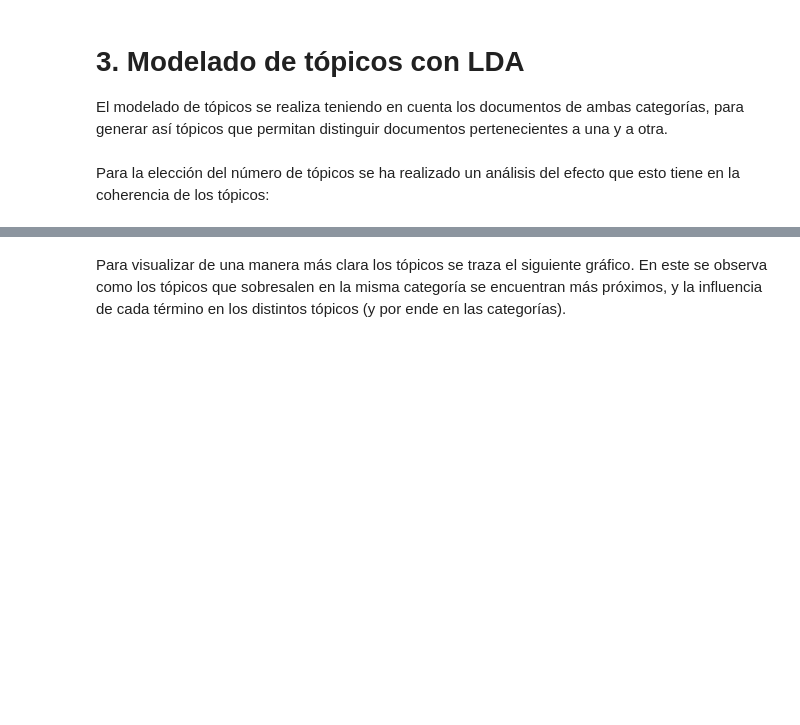
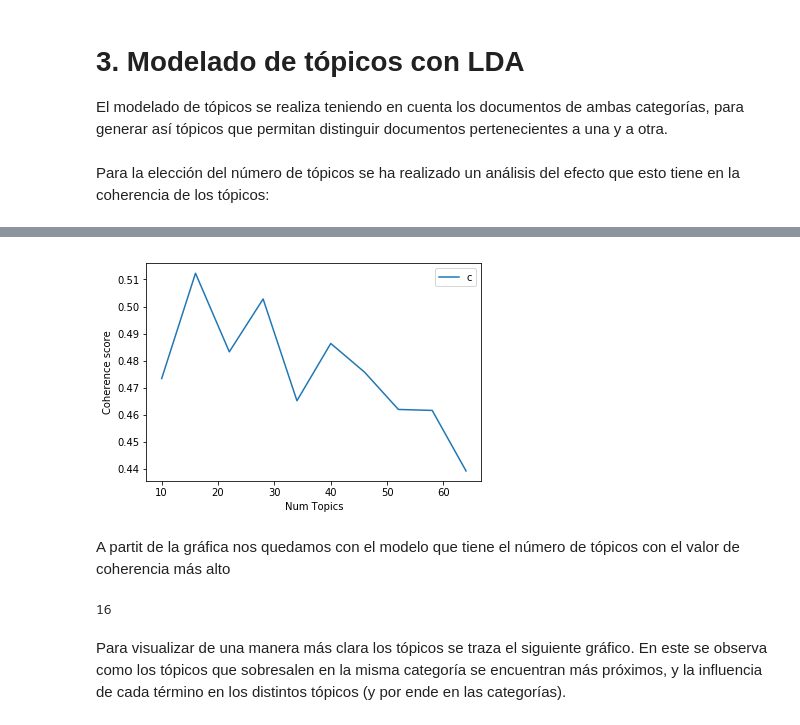
Before and after one commit to pabloizq96/Proyecto-Final---TD, a Jupyter notebook: Proyecto.ipynb, the cells around one changed output, grey strips where cells are left out. Drawn from its saved outputs; the diff is of its cells as text; code cells hidden in the pictures; blank space fills up the shorter version.

Commit message:
En principio está todo salvo meter cosas gráficas a mayores. Lo de coherence score tarda en hacerlo también, pero es lo que hay

```diff
--- a/Proyecto.ipynb
+++ b/Proyecto.ipynb
@@ -161,5 +159,5 @@ print('\nCoherence Score: ', coherence_lda)
 # %%
-def compute_coherence_values(dictionary, corpus, texts, limit, start=2, step=3):
+def compute_coherence_values(dictionary, corpus, texts, limit, start, step):
     """
     Compute c_v coherence for various number of topics
 
@@ -178,23 +176,31 @@ def compute_coherence_values(dictionary, corpus, texts, limit, start=2, step=3):
     coherence_values = []
     model_list = []
     for num_topics in range(start, limit, step):
-        model=LdaModel(corpus=corpus, id2word=dictionary, num_topics=num_topics)
+        model=gensim.models.ldamodel.LdaModel(corpus=corpus, id2word=dictionary, num_topics=num_topics, passes=20)
         model_list.append(model)
         coherencemodel = CoherenceModel(model=model, texts=texts, dictionary=dictionary, coherence='c_v')
         coherence_values.append(coherencemodel.get_coherence())
 
     return model_list, coherence_values
 # %%
-model_list, coherence_values = compute_coherence_values(dictionary=dictionary, corpus=corpus, texts=docs, start=2, limit=40, step=6)
 # Show graph
 import matplotlib.pyplot as plt
-limit=40; start=2; step=6;
+limit=70; start=10; step=6;
+model_list, coherence_values = compute_coherence_values(dictionary=D, corpus=corpus_bow, texts=corpus_clean, start=start, limit=limit, step=step)
 x = range(start, limit, step)
 plt.plot(x, coherence_values)
 plt.xlabel("Num Topics")
 plt.ylabel("Coherence score")
 plt.legend(("coherence_values"), loc='best')
 plt.show()
+# %% [output]
+[figure, added]
+# %% [markdown]
+A partit de la gráfica nos quedamos con el modelo que tiene el número de tópicos con el valor de coherencia más alto
+# %%
+ldag=model_list[np.argmax(coherence_values)]
+# %% [output]
+16
 # %% [markdown]
 Para visualizar de una manera más clara los tópicos se traza el siguiente gráfico. En este se observa como los tópicos que sobresalen en la misma categoría se encuentran más próximos, y la influencia de cada término en los distintos tópicos (y por ende en las categorías).
 # %%
```
Also changed, not shown: parts of 11 cells of this notebook.
